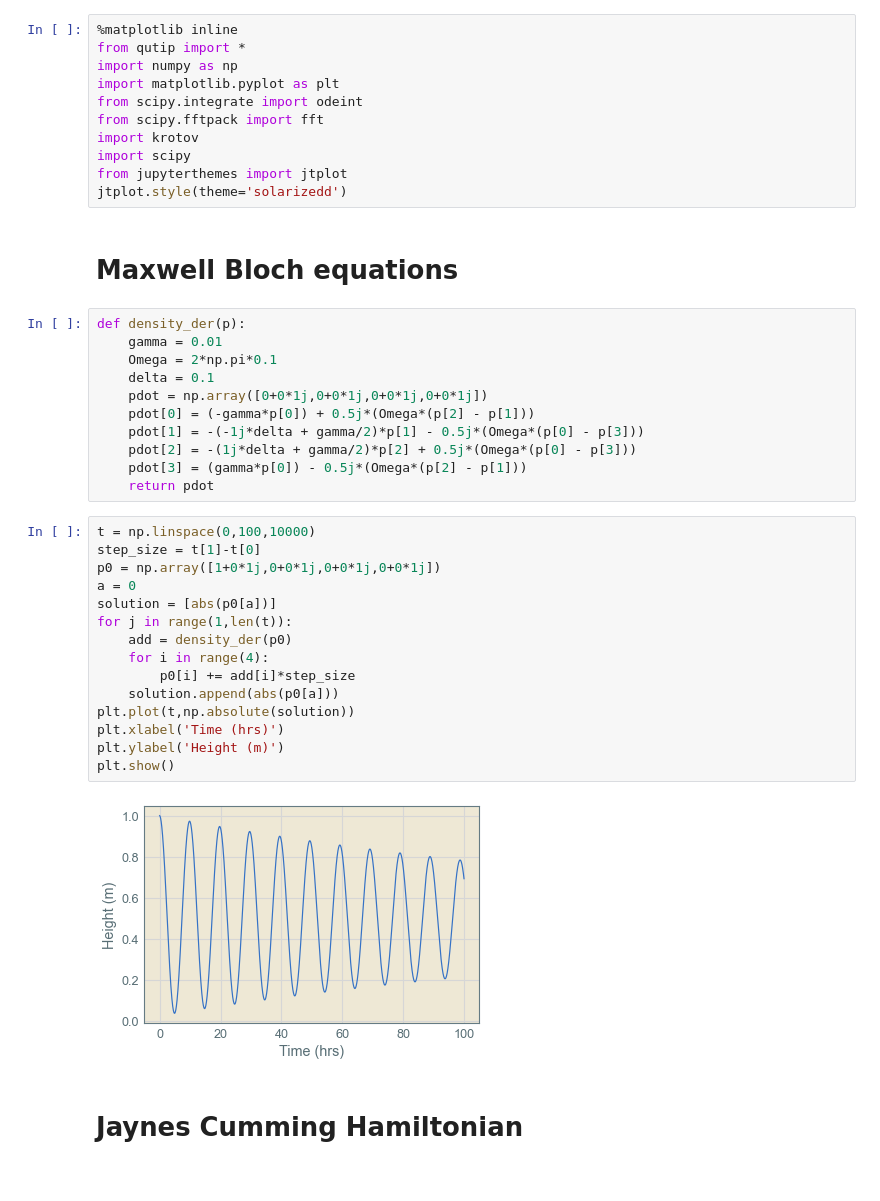
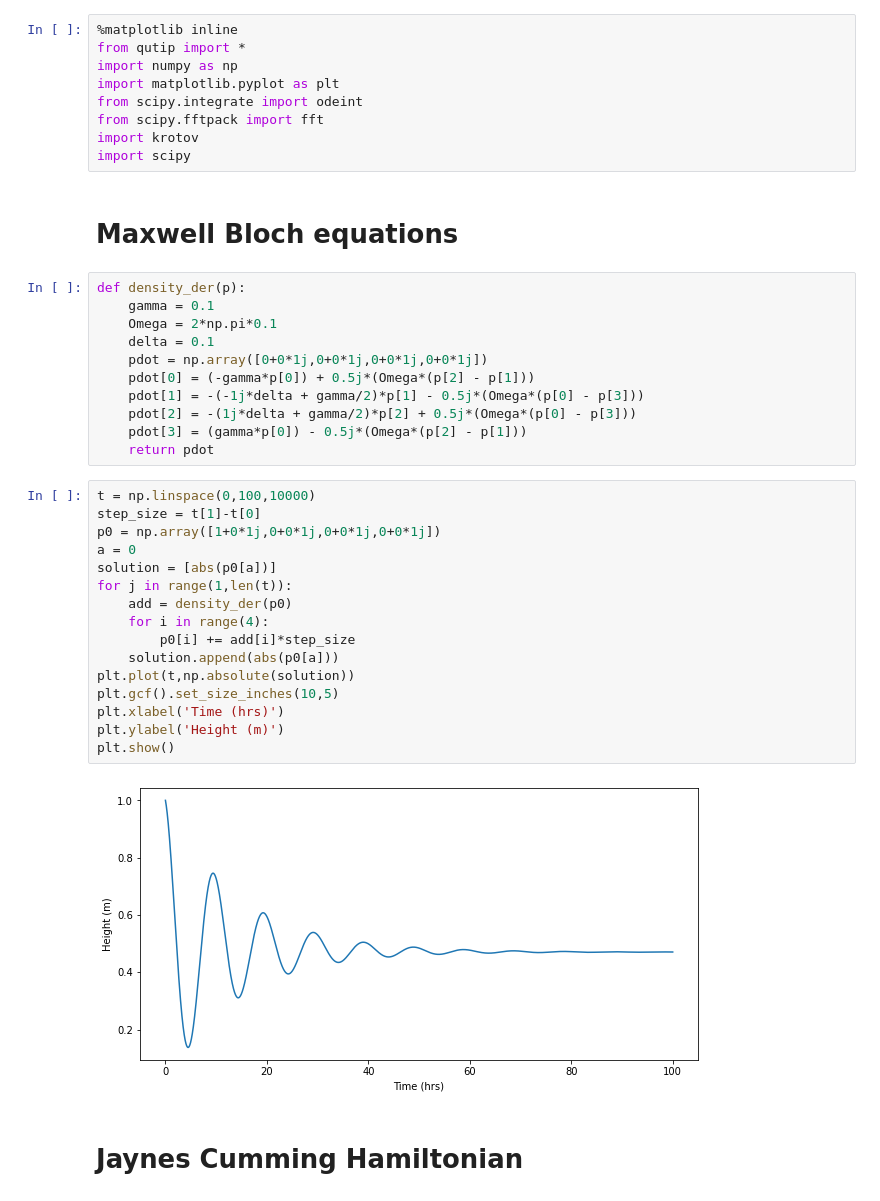
Before and after one commit to mahadevans2432/Quantum-Optics, a Jupyter notebook: Rabi.ipynb, the cells around one changed output. Drawn from its saved outputs; the diff is of its cells as text.

```diff
--- a/Rabi.ipynb
+++ b/Rabi.ipynb
@@ -7,13 +7,11 @@ from scipy.integrate import odeint
 from scipy.fftpack import fft
 import krotov
 import scipy
-from jupyterthemes import jtplot
-jtplot.style(theme='solarizedd')
 # %% [markdown]
 # Maxwell Bloch equations
 # %%
 def density_der(p):
-    gamma = 0.01
+    gamma = 0.1
     Omega = 2*np.pi*0.1
     delta = 0.1
     pdot = np.array([0+0*1j,0+0*1j,0+0*1j,0+0*1j])
@@ -25,20 +23,21 @@ def density_der(p):
 # %%
 t = np.linspace(0,100,10000)
 step_size = t[1]-t[0]
 p0 = np.array([1+0*1j,0+0*1j,0+0*1j,0+0*1j])
 a = 0
 solution = [abs(p0[a])]
 for j in range(1,len(t)):
     add = density_der(p0)
     for i in range(4):
         p0[i] += add[i]*step_size
     solution.append(abs(p0[a]))
 plt.plot(t,np.absolute(solution))
+plt.gcf().set_size_inches(10,5)
 plt.xlabel('Time (hrs)')
 plt.ylabel('Height (m)')
 plt.show()
 # %% [output]
-[figure, old version]
+[figure, new version]
 # %% [markdown]
 # Jaynes Cumming Hamiltonian
 # %%
```
Also changed, not shown: parts of 5 cells of this notebook.
